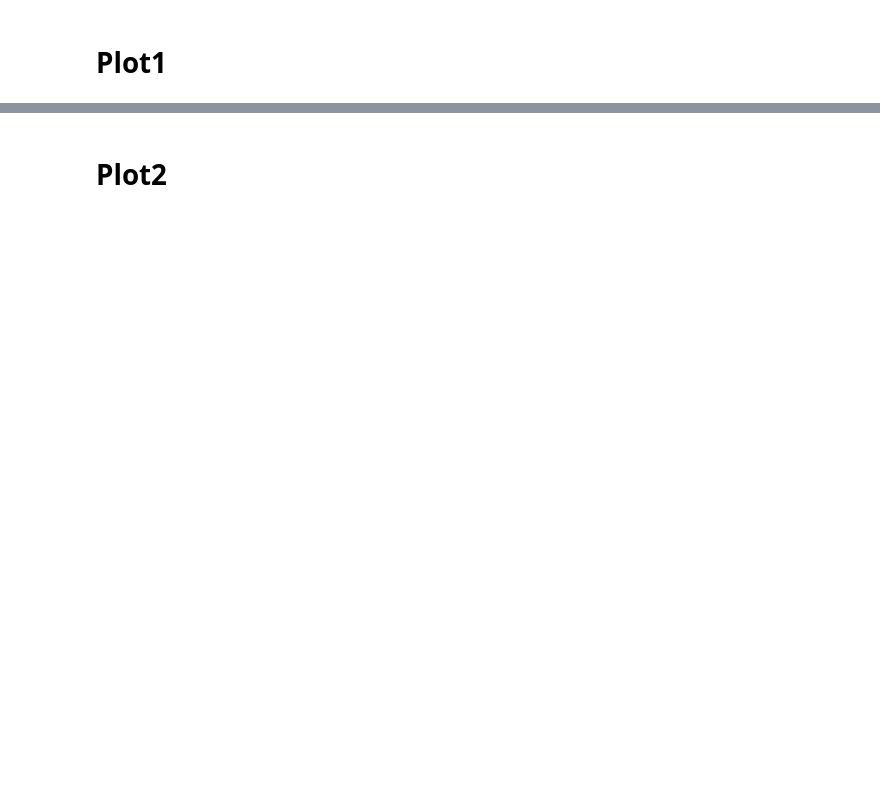
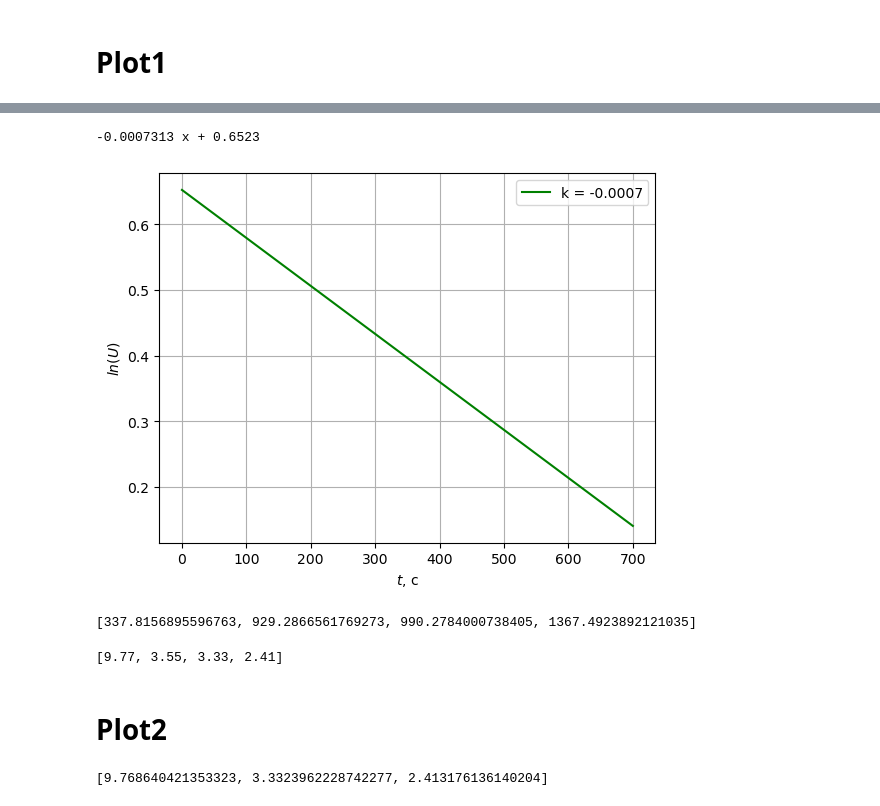
Before and after one commit to juliaProjorlivy/laba, a Jupyter notebook: 2_sem/laba_2.2.1/2.2.1.ipynb, the cells around one changed output, grey strips where cells are left out. Saved outputs shown, nothing was run; the diff lists cells and outputs as text; code cells hidden in the pictures; blank space fills up the shorter version.

```diff
--- a/2_sem/laba_2.2.1/2.2.1.ipynb
+++ b/2_sem/laba_2.2.1/2.2.1.ipynb
@@ -33,2 +64,13 @@ Ps = []
+# %%
+with open("/home/julia/laba/2_sem/laba_2.2.1/Pressure/p155.csv") as f:
+    f.readline() # Skip header line
+    csvin = list(csv.reader(f))
+    i = 0
+    ts4 = [0] * len(csvin)
+    Us4 = [0] * len(csvin)
+    for row in csvin:
+        ts4[i] = float(row[0])
+        Us4[i] = float(row[1])
+        i += 1
 # %% [markdown]
 # Plot1
@@ -80 +172,27 @@ plt.show()
+# %%
+fig, ax = plt.subplots()
+#plt.errorbar(xh, yh, yerr=dy, xerr=dx, fmt='-', ecolor='red')
+#ax.plot(x2, y2, 'r^-')
+#plt.scatter(x4, y4, marker='.')
+
+model4 = np.poly1d(np.polyfit(x4, y4, 1))
+
+polyline = np.linspace(0, 700)
+plt.plot(polyline, model4(polyline), color = 'green', label="k = {: .4f}".format(round(model4.c[0], 4)))
+
+
+#ax.set_title('График зависимости $ln(U)(t)$')
+plt.grid()
+
+plt.ylabel('$ln(U)$')
+plt.xlabel('$t$, с')
+plt.legend()
+
+print(model4)
+
+#plt.show()
+plt.savefig('plot4.png')
+# %% [output]
+-0.0007313 x + 0.6523
+[figure, added]
 # %%
@@ -85,8 +202,21 @@ Ds = [V * L / (2 * S * tau) for tau in taus]
+# %%
+taus
+# %% [output]
+[337.8156895596763, 929.2866561769273, 990.2784000738405, 1367.4923892121035]
+# %%
+[round(D * 10000, 2) for D in Ds]
+# %% [output]
+[9.77, 3.55, 3.33, 2.41]
 # %% [markdown]
 # Plot2
 # %%
-x = [1 / P for P in Ps]
-y = Ds
+Pss = [Ps[0], Ps[2], Ps[3]]
+Dss = [Ds[0], Ds[2], Ds[3]]
+x = [10**(5) / P for P in Pss]
+y = [D * 10000 for D in Dss]
+y
+# %% [output]
+[9.768640421353323, 3.3323962228742277, 2.413176136140204]
 # %%
 fig, ax = plt.subplots()
 #plt.errorbar(xh, yh, yerr=dy, xerr=dx, fmt='-', ecolor='red')
```
Also changed, not shown: parts of 22 cells of this notebook, 18 other files.
